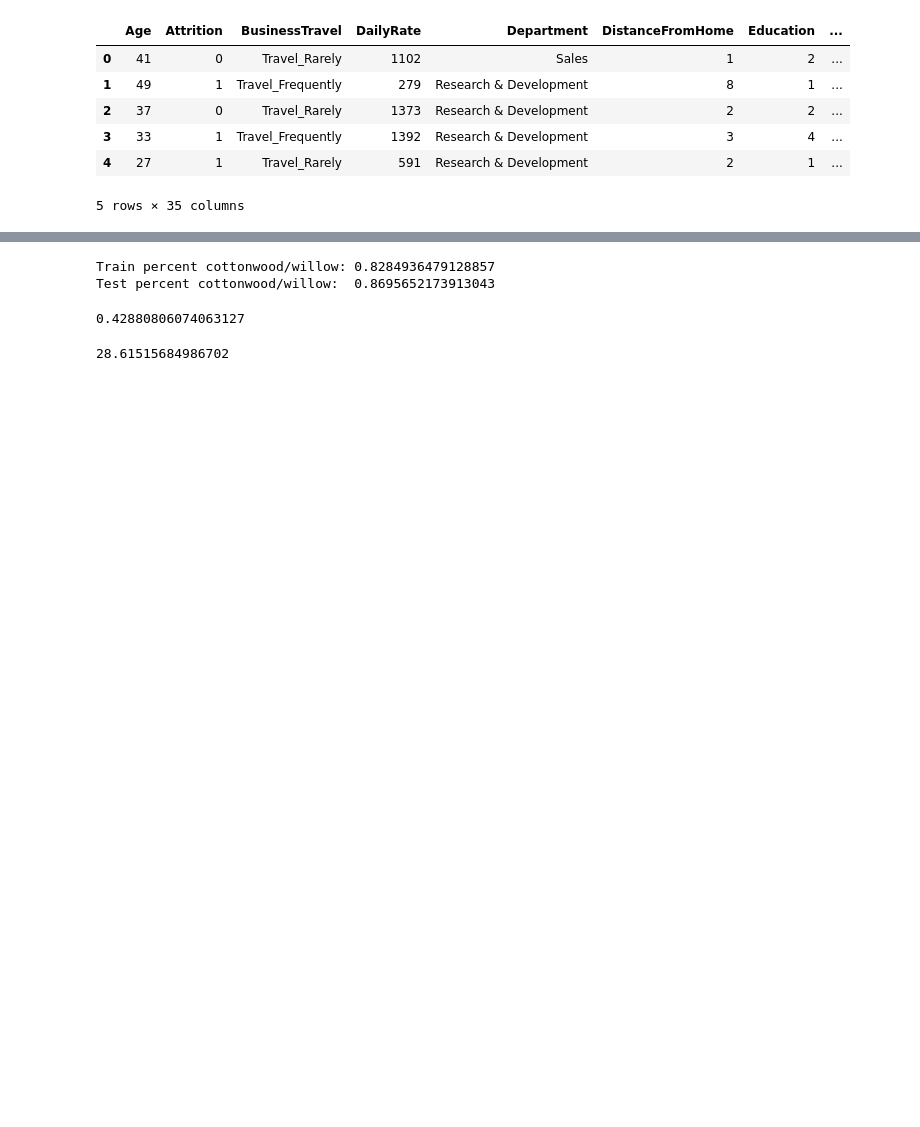
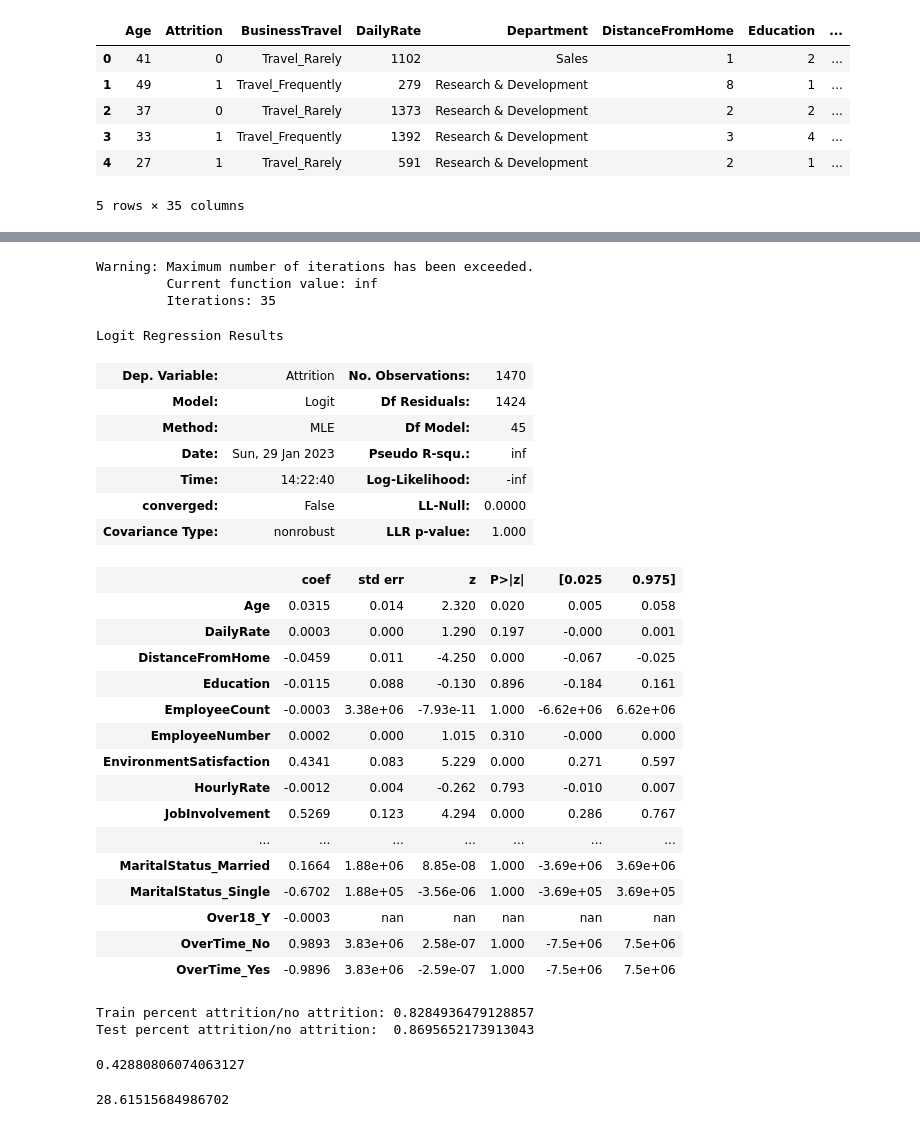
Before and after one commit to clarkkon/IBM-Employee-Attrition-Logistic-Regression, a Jupyter notebook: index.ipynb, the cells around one changed output, grey strips where cells are left out. Cells and saved outputs as stored; diff of their text form; code cells hidden in the pictures; blank space fills up the shorter version.

```diff
--- a/index.ipynb
+++ b/index.ipynb
@@ -45,0 +66,7 @@ X_train, X_test, y_train, y_test = train_test_split(X, y, random_state=42)
+# %%
+# Building a logistic regression model using statsmodels
+# I know this won't be my final model, so I use X2 and y2 to distinguish from the better
+#model to come
+dummy_dataframe = pd.get_dummies(df)
+y2 = dummy_dataframe.Attrition
+X2 = dummy_dataframe.drop('Attrition', axis=1)
@@ -45,0 +81,40 @@ X_train, X_test, y_train, y_test = train_test_split(X, y, random_state=42)
+# %%
+X2 = sm.tools.add_constant(X2)
+logit_model = sm.Logit(y, X2)
+result = logit_model.fit()
+# %% [output]
+Warning: Maximum number of iterations has been exceeded.
+         Current function value: inf
+         Iterations: 35
+# %%
+# Summary table
+result.summary()
+#High P values on several features:
+# 'DailyRate', 'Education', 'Employee Count', "EmployeeNumber", 'HourlyRate', 'JobLevel',
+# 'MonthlyIncome', 'MonthlyRate', 'PercentSalaryHike', 'PerformanceRating', 'StandardHours',
+# 'StockOptionLevel', 'BusinessTravel', 'EducationField', 'MaritalStatus', 'Overtime'
+# %% [output]
+Logit Regression Results
+| Dep. Variable: | Attrition | No. Observations: | 1470 |
+| Model: | Logit | Df Residuals: | 1424 |
+| Method: | MLE | Df Model: | 45 |
+| Date: | Sun, 29 Jan 2023 | Pseudo R-squ.: | inf |
+| Time: | 14:22:40 | Log-Likelihood: | -inf |
+| converged: | False | LL-Null: | 0.0000 |
+| Covariance Type: | nonrobust | LLR p-value: | 1.000 |
+|  | coef | std err | z | P>|z| | [0.025 | 0.975] |
+| Age | 0.0315 | 0.014 | 2.320 | 0.020 | 0.005 | 0.058 |
+| DailyRate | 0.0003 | 0.000 | 1.290 | 0.197 | -0.000 | 0.001 |
+| DistanceFromHome | -0.0459 | 0.011 | -4.250 | 0.000 | -0.067 | -0.025 |
+| Education | -0.0115 | 0.088 | -0.130 | 0.896 | -0.184 | 0.161 |
+| EmployeeCount | -0.0003 | 3.38e+06 | -7.93e-11 | 1.000 | -6.62e+06 | 6.62e+06 |
+| EmployeeNumber | 0.0002 | 0.000 | 1.015 | 0.310 | -0.000 | 0.000 |
+| EnvironmentSatisfaction | 0.4341 | 0.083 | 5.229 | 0.000 | 0.271 | 0.597 |
+| HourlyRate | -0.0012 | 0.004 | -0.262 | 0.793 | -0.010 | 0.007 |
+| JobInvolvement | 0.5269 | 0.123 | 4.294 | 0.000 | 0.286 | 0.767 |
+| ... | ... | ... | ... | ... | ... | ... |
+| MaritalStatus_Married | 0.1664 | 1.88e+06 | 8.85e-08 | 1.000 | -3.69e+06 | 3.69e+06 |
+| MaritalStatus_Single | -0.6702 | 1.88e+05 | -3.56e-06 | 1.000 | -3.69e+05 | 3.69e+05 |
+| Over18_Y | -0.0003 | nan | nan | nan | nan | nan |
+| OverTime_No | 0.9893 | 3.83e+06 | 2.58e-07 | 1.000 | -7.5e+06 | 7.5e+06 |
+| OverTime_Yes | -0.9896 | 3.83e+06 | -2.59e-07 | 1.000 | -7.5e+06 | 7.5e+06 |
@@ -46,9 +138,10 @@ X_train, X_test, y_train, y_test = train_test_split(X, y, random_state=42)
 # %%
-print("Train percent cottonwood/willow:", y_train.value_counts(normalize=True)[1])
-print("Test percent cottonwood/willow: ", y_test.value_counts(normalize=True)[1])
+#Verifying we have the current distribution of attrition/no attrition in training and test data
+print("Train percent attrition/no attrition:", y_train.value_counts(normalize=True)[1])
+print("Test percent attrition/no attrition: ", y_test.value_counts(normalize=True)[1])
 # %% [output]
-Train percent cottonwood/willow: 0.8284936479128857
-Test percent cottonwood/willow:  0.8695652173913043
+Train percent attrition/no attrition: 0.8284936479128857
+Test percent attrition/no attrition:  0.8695652173913043
 # %%
 #Separating X data into continuous vs. categorical
 X_train_cont = X_train.select_dtypes(include='number')
```
Also changed, not shown: parts of 13 cells of this notebook.
